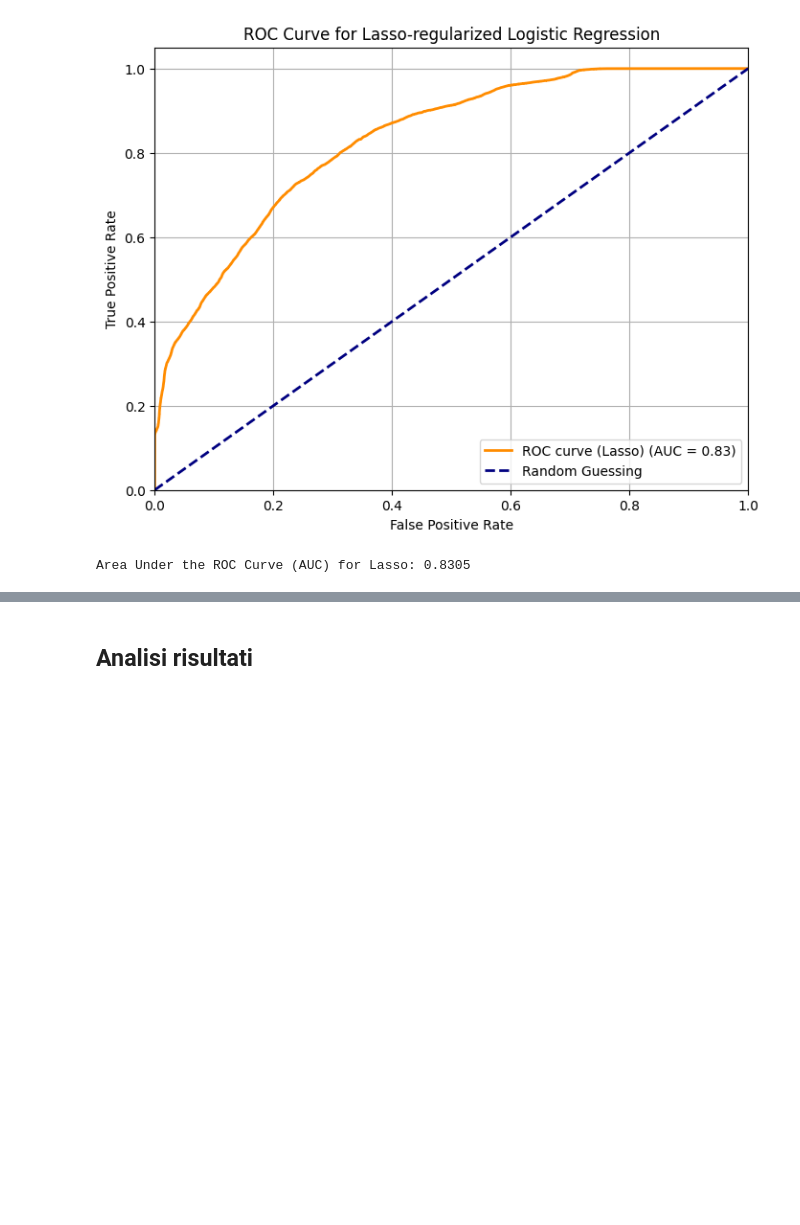
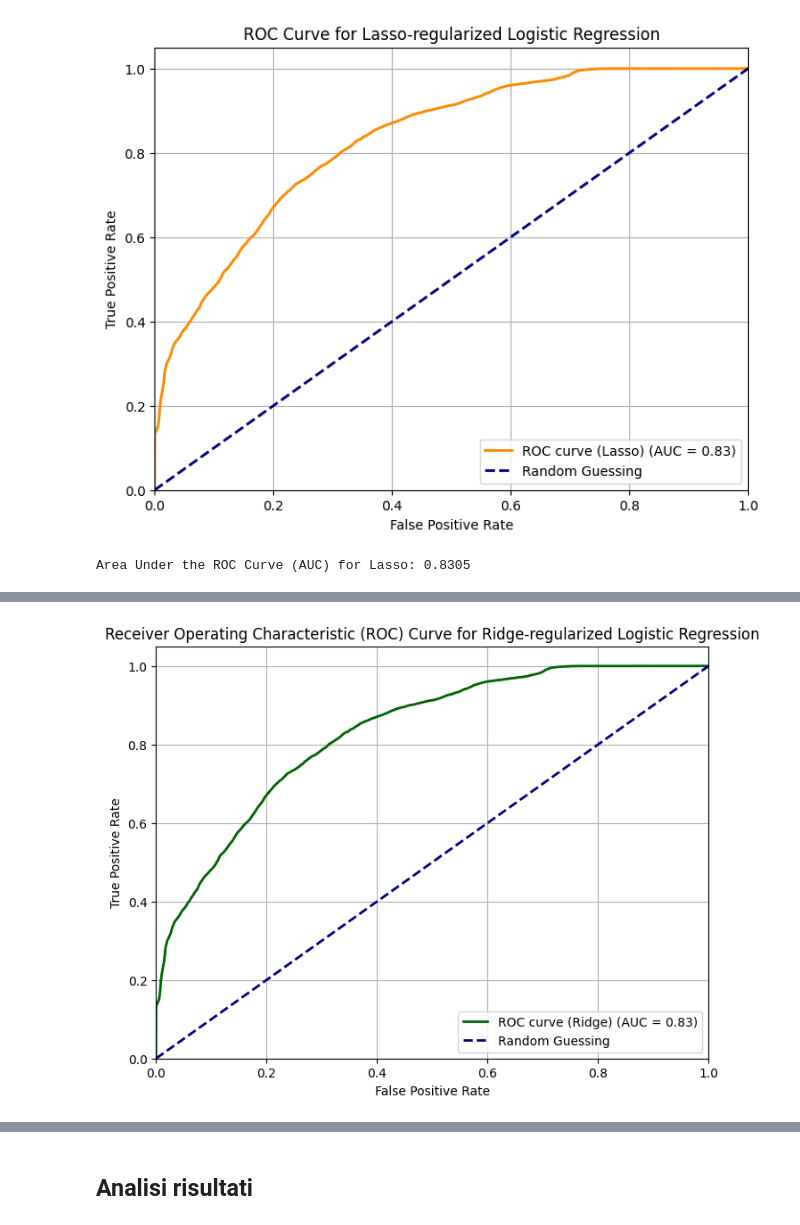
Before and after one commit to TizianoCosta/AML_2425_FinalProject, a Jupyter notebook: notebook/regressione_logistica_3.ipynb, the cells around one changed output, grey strips where cells are left out. Cells and saved outputs as stored; diff of their text form; code cells hidden in the pictures; blank space fills up the shorter version.

```diff
--- a/notebook/regressione_logistica_3.ipynb
+++ b/notebook/regressione_logistica_3.ipynb
@@ -1602,0 +1527,86 @@ Area Under the ROC Curve (AUC) for Lasso: 0.8305
+# %%
+# prompt: Applica la ridge regression
+
+import pandas as pd
+import matplotlib.pyplot as plt
+import numpy as np
+# Define the Logistic Regression model with Ridge (L2) penalty
+log_reg_ridge_model = LogisticRegression(penalty='l2', solver='liblinear', C=1.0, random_state=42) # C=1.0 is a common starting point, solver='liblinear' works with l2
+
+# Integrate this model into the pipeline with OneHotEncoding and chosen feature engineering
+# We will use the preprocessing_OH_CH pipeline which performed better in the previous analysis.
+# Replace the standard LogisticRegression step with the Ridge-regularized one.
+log_reg_ridge_OH_CH_pipeline = make_pipeline(preprocessing_OH_CH, log_reg_ridge_model)
+
+# Fit the pipeline to the training data
+log_reg_ridge_OH_CH_pipeline.fit(data_train_x, data_train_y)
+
+print("Ridge-regularized Logistic Regression pipeline fitted using preprocessing_OH_CH.")
+
+# You can now use log_reg_ridge_OH_CH_pipeline for predictions and evaluation
+# Make predictions on the test set
+y_pred_ridge = log_reg_ridge_OH_CH_pipeline.predict(data_test_x)
+
+# Evaluate the model (using confusion matrix, accuracy, etc. as done previously)
+cm_ridge = confusion_matrix(data_test_y, y_pred_ridge)
+tn_ridge, fp_ridge, fn_ridge, tp_ridge = cm_ridge.ravel()
+
+accuracy_ridge = accuracy_score(data_test_y, y_pred_ridge)
+precision_ridge = precision_score(data_test_y, y_pred_ridge)
+sensitivity_ridge = recall_score(data_test_y, y_pred_ridge)
+specificity_ridge = tn_ridge / (tn_ridge + fp_ridge) if (tn_ridge + fp_ridge) > 0 else 0
+
+print("\nEvaluation Metrics for Ridge-regularized Logistic Regression:")
+print("Confusion Matrix:")
+print(cm_ridge)
+print(f"\nAccuracy: {accuracy_ridge:.4f}")
+print(f"Precision: {precision_ridge:.4f}")
+print(f"Sensitivity (Recall): {sensitivity_ridge:.4f}")
+print(f"Specificity: {specificity_ridge:.4f}")
+
+# Analyze coefficients (Ridge regularization shrinks coefficients towards zero but doesn't make them exactly zero)
+log_reg_ridge_model_fitted = log_reg_ridge_OH_CH_pipeline.named_steps['logisticregression']
+
+if hasattr(log_reg_ridge_model_fitted, 'coef_'):
+    print("\nCoefficients of the Ridge-regularized Logistic Regression Model:")
+    # Use all_processed_feature_names obtained from the previous cell
+    if len(log_reg_ridge_model_fitted.coef_[0]) == len(all_processed_feature_names):
+        coefficients_ridge_df = pd.DataFrame({
+            'Feature': all_processed_feature_names,
+            'Coefficient': log_reg_ridge_model_fitted.coef_[0]
+        })
+        # Sort by absolute coefficient value
+        coefficients_ridge_df['Abs_Coefficient'] = np.abs(coefficients_ridge_df['Coefficient'])
+        coefficients_ridge_df_sorted = coefficients_ridge_df.sort_values(by='Abs_Coefficient', ascending=False).drop(columns='Abs_Coefficient')
+
+        print("\nFeature Coefficients (Ridge, Sorted by Absolute Value):")
+        print(coefficients_ridge_df_sorted)
+
+    else:
+        print("\nWarning: Number of coefficients does not match the number of processed features.")
+        print("Number of coefficients:", len(log_reg_ridge_model_fitted.coef_[0]))
+        print("Number of processed features:", len(all_processed_feature_names))
+
+else:
+    print("The fitted model does not have 'coef_' attribute.")
+
+
+# Plot ROC Curve for Ridge model
+y_prob_ridge = log_reg_ridge_OH_CH_pipeline.predict_proba(data_test_x)[:, 1]
+fpr_ridge, tpr_ridge, thresholds_ridge = roc_curve(data_test_y, y_prob_ridge)
+roc_auc_ridge = auc(fpr_ridge, tpr_ridge)
+
+plt.figure(figsize=(8, 6))
+plt.plot(fpr_ridge, tpr_ridge, color='darkgreen', lw=2, label=f'ROC curve (Ridge) (AUC = {roc_auc_ridge:.2f})')
+plt.plot([0, 1], [0, 1], color='navy', lw=2, linestyle='--', label='Random Guessing')
+plt.xlim([0.0, 1.0])
+plt.ylim([0.0, 1.05])
+plt.xlabel('False Positive Rate')
+plt.ylabel('True Positive Rate')
+plt.title('Receiver Operating Characteristic (ROC) Curve for Ridge-regularized Logistic Regression')
+plt.legend(loc="lower right")
+plt.grid(True)
+plt.show()
+
+print(f"\nArea Under the ROC Curve (AUC) for Ridge: {roc_auc_ridge:.4f}")
+# %% [output]
@@ -1602,0 +1630 @@ Area Under the ROC Curve (AUC) for Lasso: 0.8305
+[figure, added]
```
Also changed, not shown: parts of 14 cells of this notebook.
